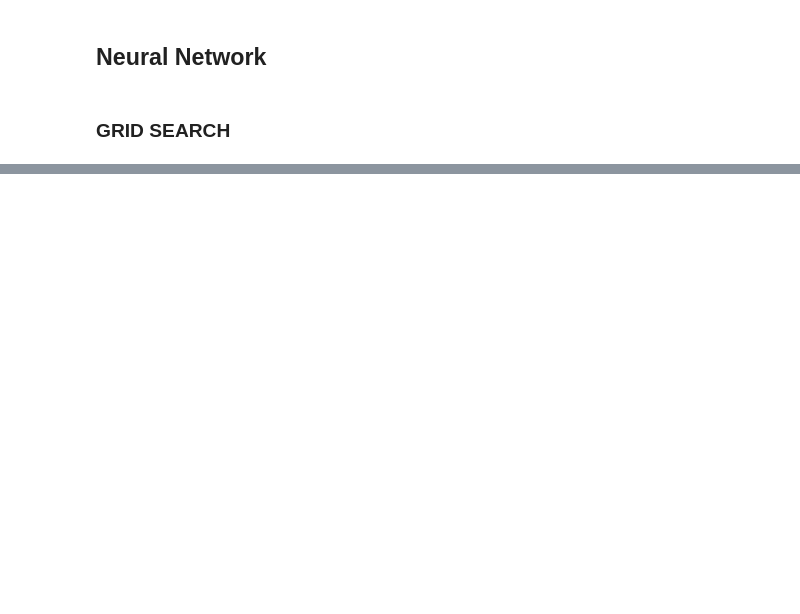
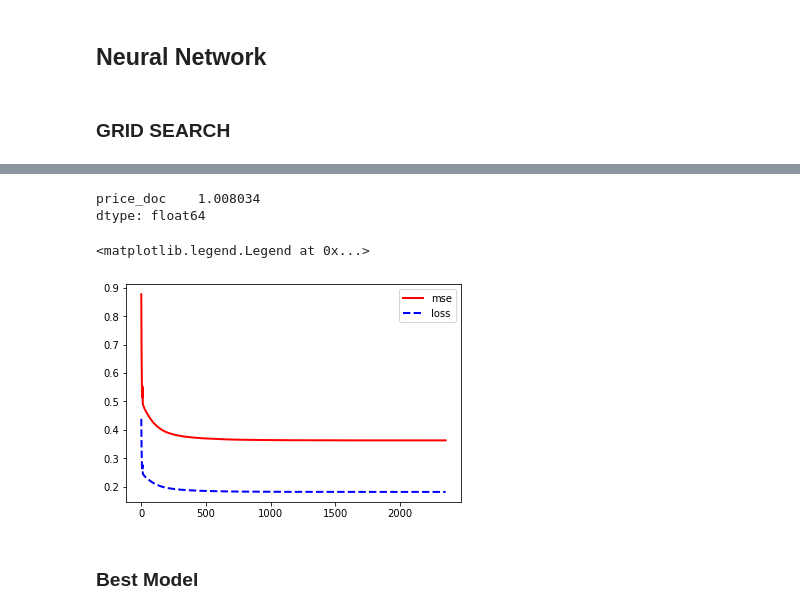
Before and after one commit to ayakkala1/Project-3-Data-401, a Jupyter notebook: Flo/Project 3 BackProp.ipynb, the cells around one changed output, grey strips where cells are left out. Saved outputs shown, nothing was run; the diff lists cells and outputs as text; code cells hidden in the pictures; blank space fills up the shorter version.

```diff
--- a/Flo/Project 3 BackProp.ipynb
+++ b/Flo/Project 3 BackProp.ipynb
@@ -344,0 +389,27 @@ losses, mses = nn.fit(X = X_train_normalize,
+# %%
+# 3x34 (batch = 0)
+batch = 0
+width = 34
+depth = 1
+
+INPUT_SIZE = X_train_normalize.shape[1]
+OUTPUT_SIZE = 1
+LEARNING_RATE = 0.6
+
+nodes = [INPUT_SIZE] + [width for i in range(depth)] + [OUTPUT_SIZE]
+activations = ["relu" for i in range(len(nodes))]
+nn = NeuralNetwork()
+
+losses, mses = nn.fit(X = X_train_normalize,
+                      y = y_train_normalize,
+                      n_hidden = len(nodes) - 2,
+                      nodes = nodes,
+                      activations = activations,
+                      lr = LEARNING_RATE,
+                      validation_X = X_val_normalize,
+                      validation_y = y_val_normalize,
+                      batch_size = batch)
+
+# RESULTS
+## loss =
+## mse =
@@ -345,3 +434,21 @@ losses, mses = nn.fit(X = X_train_normalize,
+# %%
+# Predict on Train
+predictions = nn.predict(X_test_normalize)
+test_mse = ((predictions - y_test_normalize) ** 2).mean()
+test_mse
+# %% [output]
+price_doc    1.008034
+dtype: float64
+# %%
+# Loss and MSE Plot
+plt.plot(range(0,len(mses)), mses, color='red', linewidth=2, label="mse")
+plt.plot(range(0,len(mses)), losses, color='blue', linewidth=2, linestyle='dashed', label="loss")
+plt.legend()
+# %% [output]
+<matplotlib.legend.Legend at 0x...>
+[figure, added]
+# %% [markdown]
+### Best Model
 # %%
 # 5x34 (batch = 0)
 batch = 0
```
Also changed, not shown: parts of 12 cells of this notebook.
